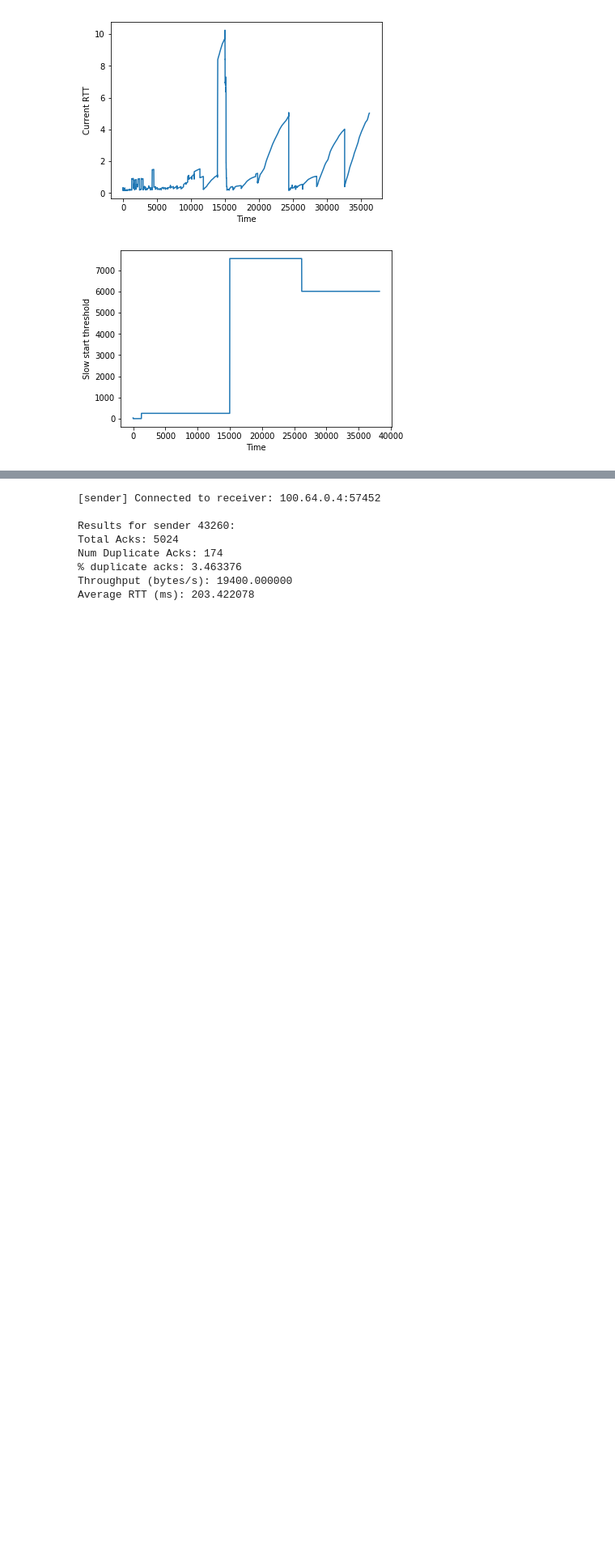
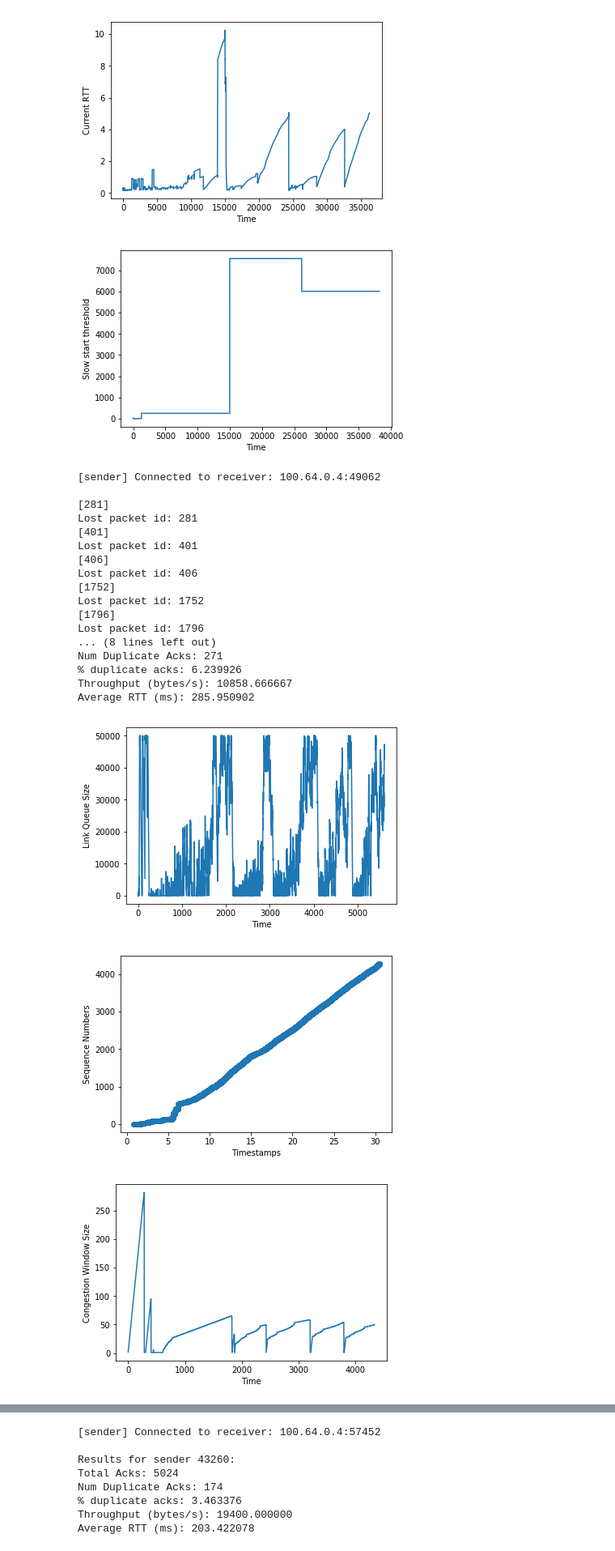
Before and after one commit to squidarth/network-performance-jupyter, a Jupyter notebook: Network-Performance-Testing.ipynb, the cells around one changed output, grey strips where cells are left out. Shown at 81% size. Cells and saved outputs as stored; diff of their text form; code cells hidden in the pictures; blank space fills up the shorter version.

```diff
--- a/Network-Performance-Testing.ipynb
+++ b/Network-Performance-Testing.ipynb
@@ -524,3 +509,35 @@ Average RTT (ms): 1631.266334
 [figure]
 [figure]
 [figure]
+# %%
+# Droptail
+mahimahi_settings = {
+    'delay': 88,
+    'queue_size': 50000,
+    'trace_file': TRACE_FILES['2.64MBPS']
+}
+
+port = get_open_udp_port()
+strat = TahoeStrategy(10, 1)
+run_with_mahi_settings(mahimahi_settings, 30, [Sender(port, strat)])
+# %% [output]
+[sender] Connected to receiver: 100.64.0.4:49062
+
+[281]
+Lost packet id: 281
+[401]
+Lost packet id: 401
+[406]
+Lost packet id: 406
+[1752]
+Lost packet id: 1752
+[1796]
+Lost packet id: 1796
+... (8 lines left out)
+Num Duplicate Acks: 271
+% duplicate acks: 6.239926
+Throughput (bytes/s): 10858.666667
+Average RTT (ms): 285.950902
+[figure, added]
+[figure, added]
+[figure, added]
```
Also changed, not shown: parts of 13 cells of this notebook, 2 other files.
